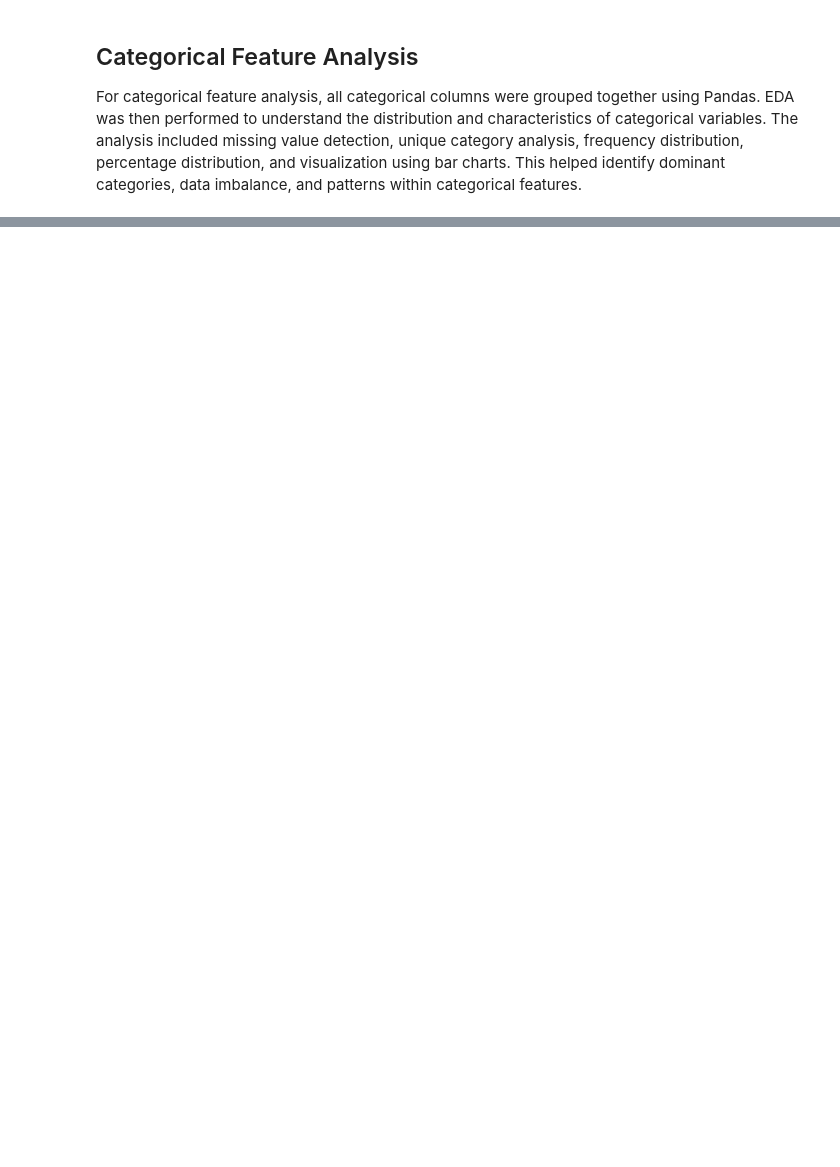
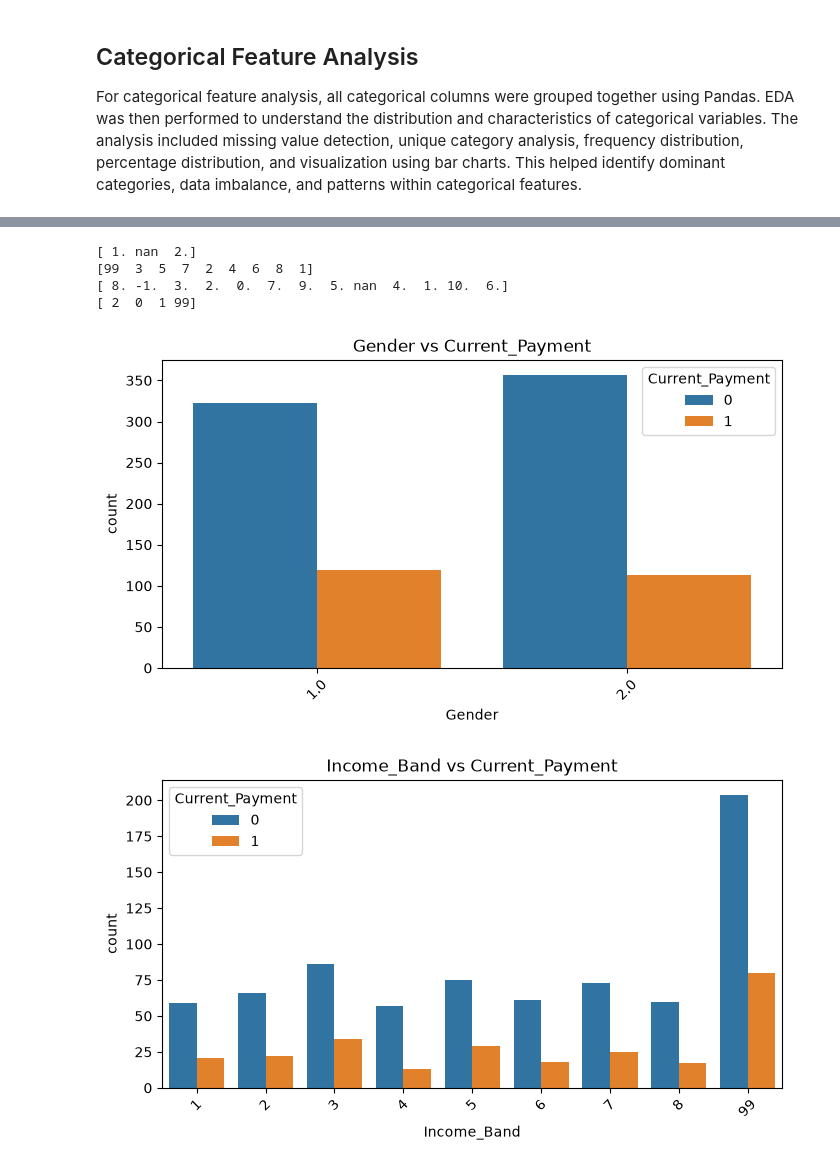
Before and after one commit to parthkakani12/NeoSOFT_Parth_Kakani, a Jupyter notebook: PPM_EDA_FINAL.ipynb, the cells around one changed output, grey strips where cells are left out. Cells and saved outputs as stored; diff of their text form; code cells hidden in the pictures; blank space fills up the shorter version.

```diff
--- a/PPM_EDA_FINAL.ipynb
+++ b/PPM_EDA_FINAL.ipynb
@@ -223,7 +310,3 @@ df[cat_cols].nunique().sort_values()
-# %%
-for col in cat_cols:
-    print(f"\n{col}")
-    print(df[col].value_counts().head(10))
 # %%
 for col in cat_cols:
     print(f"\n{col}")
@@ -282,0 +503,18 @@ high_corr.sort_values(
+# %%
+important_cat_cols = [
+    "Gender",
+    "Income_Band",
+    "Credit_Risk",
+    "Home_Ownership_Status"
+]
+
+for col in important_cat_cols:
+
+    payment_rate = pd.crosstab(
+        df[col],
+        df["Current_Payment"],
+        normalize="index"
+    ) * 100
+
+    print(f"\n{col}")
+    print(payment_rate)
@@ -282,0 +539,29 @@ high_corr.sort_values(
+# %%
+print(df["Gender"].unique())
+print(df["Income_Band"].unique())
+print(df["Credit_Risk"].unique())
+print(df["Home_Ownership_Status"].unique())
+# %% [output]
+[ 1. nan  2.]
+[99  3  5  7  2  4  6  8  1]
+[ 8. -1.  3.  2.  0.  7.  9.  5. nan  4.  1. 10.  6.]
+[ 2  0  1 99]
+# %%
+for col in important_cat_cols:
+
+    plt.figure(figsize=(8,4))
+
+    sns.countplot(
+        x=col,
+        hue="Current_Payment",
+        data=df
+    )
+
+    plt.xticks(rotation=45)
+
+    plt.title(f"{col} vs Current_Payment")
+
+    plt.show()
+# %% [output]
+[figure, added]
+[figure, added]
```
Also changed, not shown: parts of 46 cells of this notebook.
